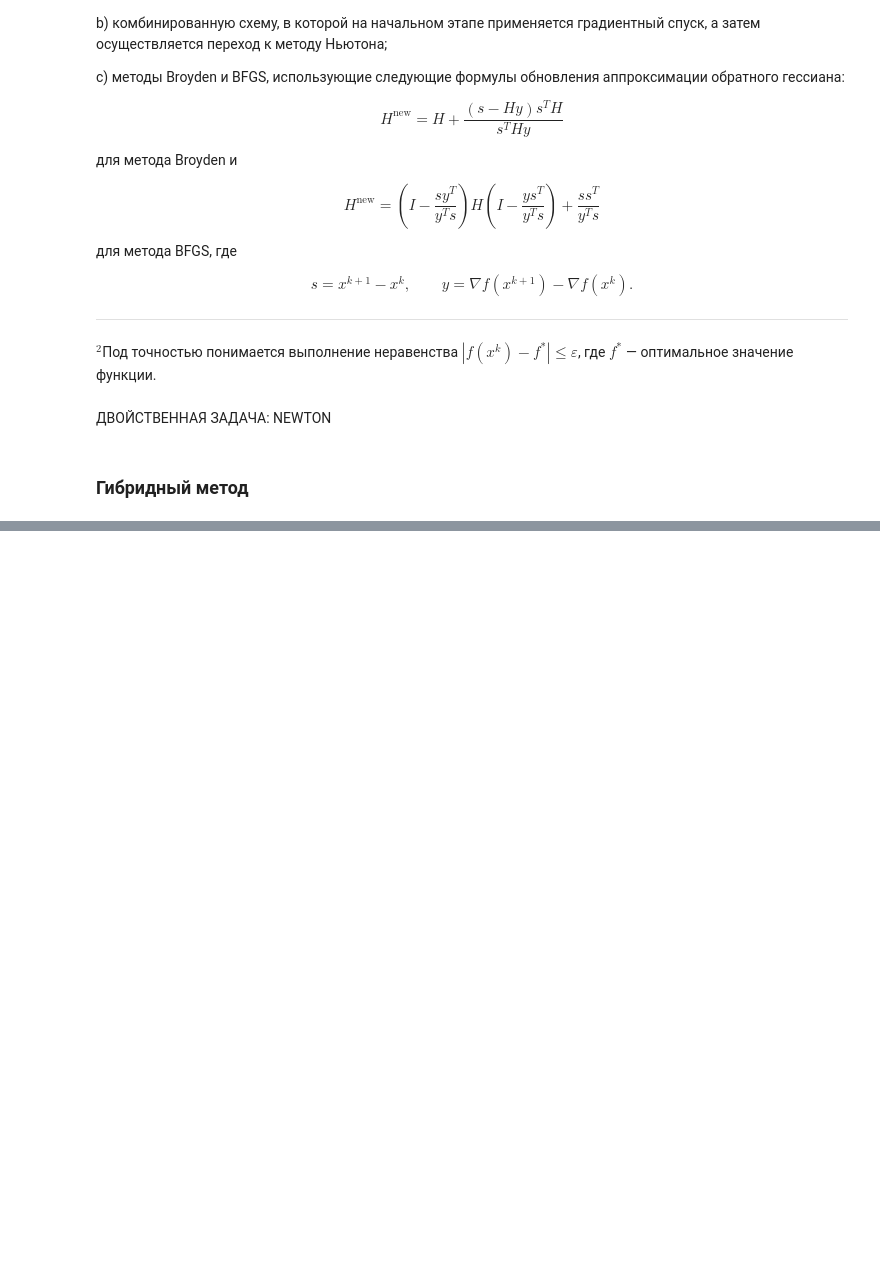
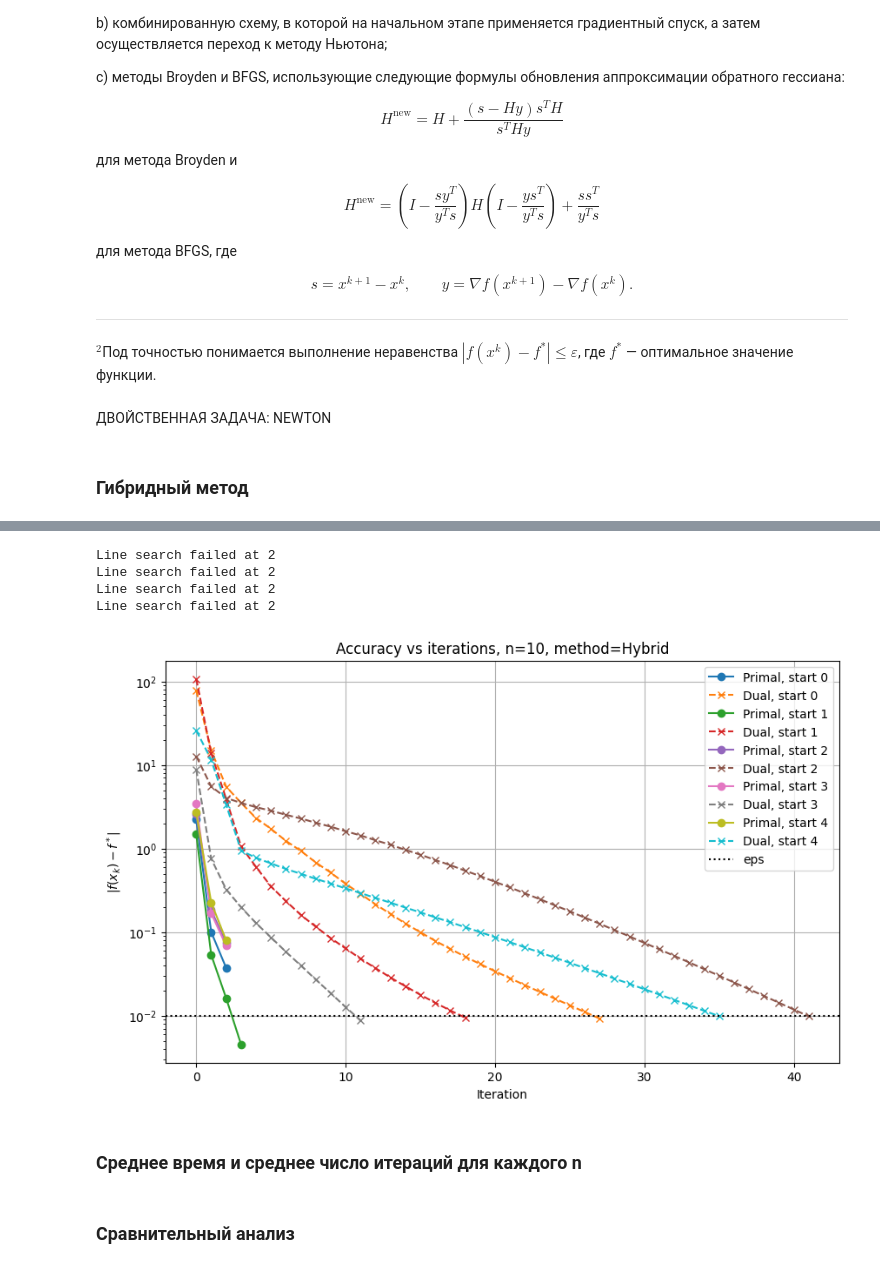
Before and after one commit to owmtgf/IAD_MAG_OptMethods, a Jupyter notebook: LAB3/main.ipynb, the cells around one changed output, grey strips where cells are left out. Drawn from its saved outputs; the diff is of its cells as text; code cells hidden in the pictures; blank space fills up the shorter version.

```diff
--- a/LAB3/main.ipynb
+++ b/LAB3/main.ipynb
@@ -504,7 +541,7 @@ def projected_gradient_direction(A, grad):
 
     return d
 # %%
-def hybrid_primal(problem, x0, switch_tol=1e-2):
+def hybrid_primal(problem, x0, switch_tol=1e-1):
     A = problem['A']
     b = problem['b']
     f_star = problem['f_star']
@@ -554,20 +591,18 @@ def hybrid_primal(problem, x0, switch_tol=1e-2):
                 print("Newton KKT singular")
                 return x, history
 
-        t = 1.0
-        while True:
-            x_new = x + t * dx
-            if np.any(x_new <= 0):
-                t *= beta
-            else:
-                f_new = np.sum(x_new * np.log(x_new))
-                if f_new <= f_val + alpha_armijo * t * (grad @ dx):
-                    break
-                t *= beta
+        t = line_search_scalar(
+            f=entropy_objective_safe,
+            x=x,
+            p=dx,
+            gamma=1.0,
+        )
 
-            if t < 1e-12:
-                return x, history
-        x = x_new
+        if t <= 1e-12:
+            print(f"Line search failed at {k}")
+            return x, history
+
+        x = x + t * dx
 
     return x, history
 # %%
@@ -846,0 +1228,18 @@ ValueError: not enough values to unpack (expected 3, got 2)
+# %%
+plot_errors_for_n10(
+    problem_n10,
+    primal_solver=hybrid_primal,
+    dual_solver=hybrid_dual,
+    method_name="Hybrid",
+    num_starts=5
+)
+# %% [output]
+Line search failed at 2
+Line search failed at 2
+Line search failed at 2
+Line search failed at 2
+[figure, added]
+# %% [markdown]
+### Среднее время и среднее число итераций для каждого n
+# %% [markdown]
+### Сравнительный анализ
```
Also changed, not shown: parts of 24 cells of this notebook.
